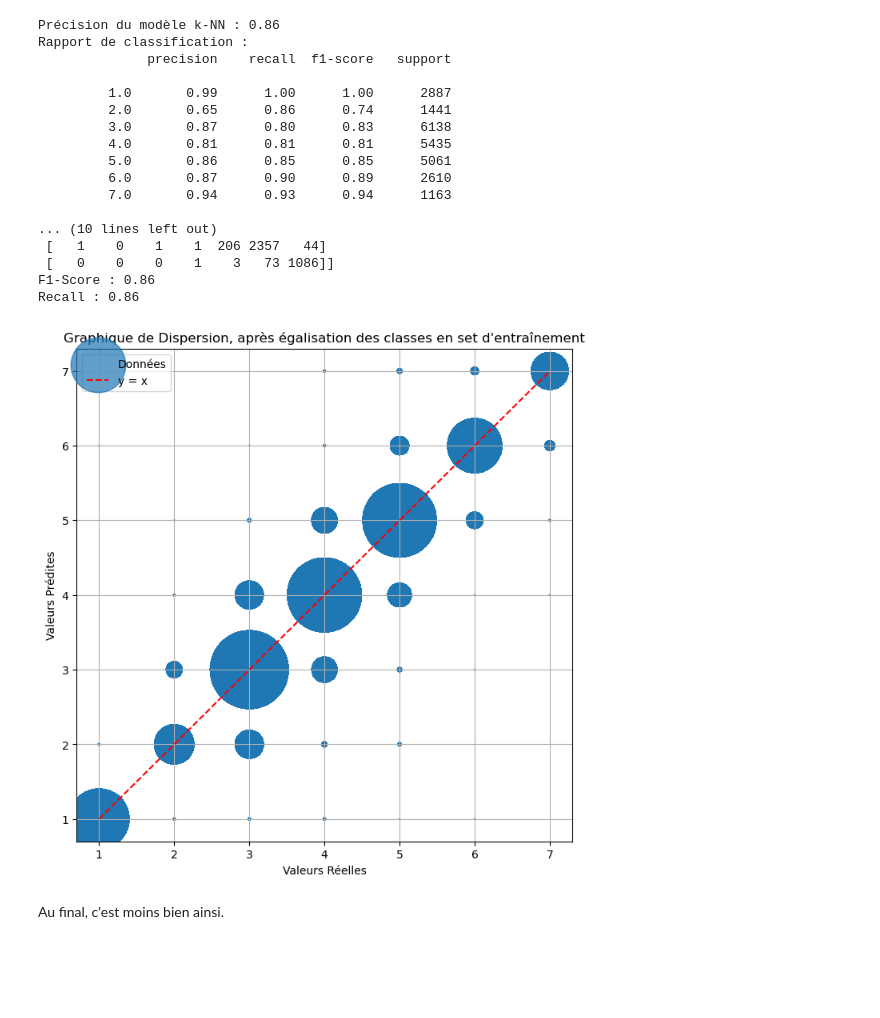
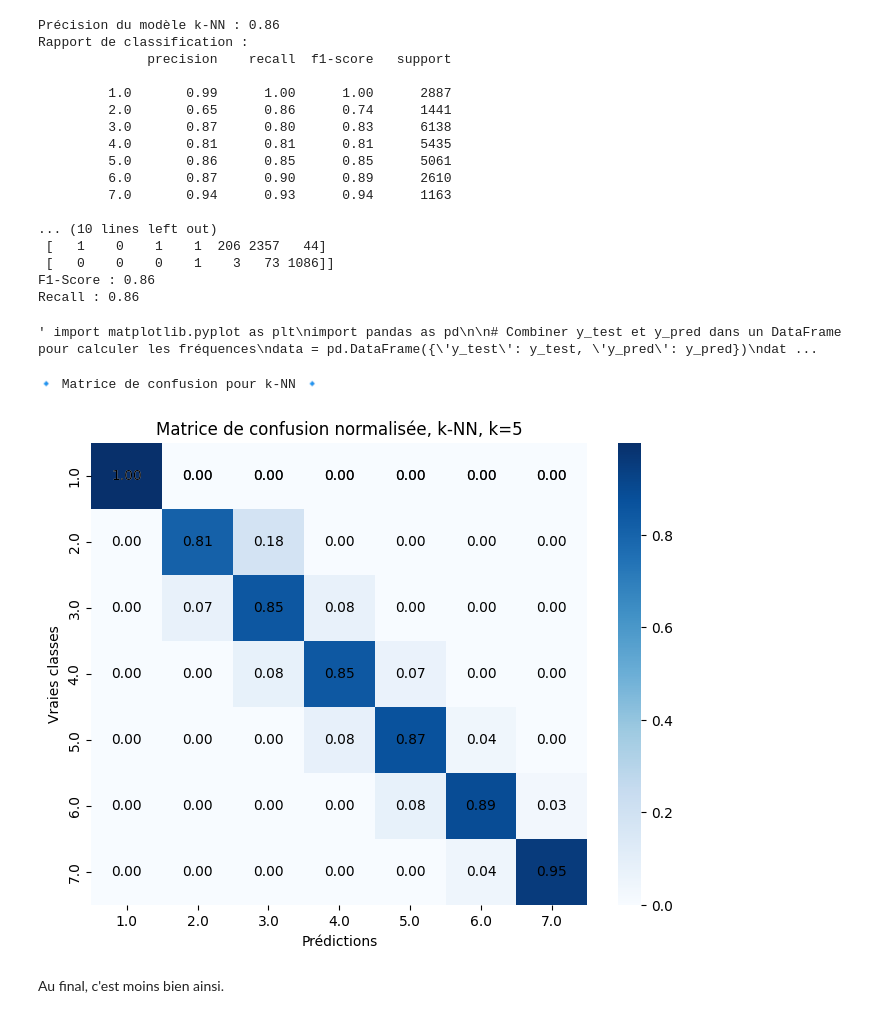
Before and after one commit to DataScientest-Studio/sept24_cds_co2, a Jupyter notebook: notebooks/6.1_model_cat_knn_denis.ipynb, the cells around one changed output. Saved outputs shown, nothing was run; the diff lists cells and outputs as text; code cells hidden in the pictures; blank space fills up the shorter version.

Commit message:
matrice like Vincent

```diff
--- a/notebooks/6.1_model_cat_knn_denis.ipynb
+++ b/notebooks/6.1_model_cat_knn_denis.ipynb
@@ -320,7 +324,7 @@ Rapport de classification :
 F1-Score : 0.86
 Recall : 0.86
 # %%
-import matplotlib.pyplot as plt
+""" import matplotlib.pyplot as plt
 import pandas as pd
 
 # Combiner y_test et y_pred dans un DataFrame pour calculer les fréquences
@@ -340,8 +344,40 @@ plt.ylabel("Valeurs Prédites")
 plt.grid(True)
 plt.legend()
 plt.show()
+ """
 # %% [output]
-[figure, removed]
+' import matplotlib.pyplot as plt\nimport pandas as pd\n\n# Combiner y_test et y_pred dans un DataFrame pour calculer les fréquences\ndata = pd.DataFrame({\'y_test\': y_test, \'y_pred\': y_pred})\ndat ...
+# %%
+print(f"\n🔹 Matrice de confusion pour {name} 🔹")
+# Prédictions
+y_pred = knn_model.predict(X_test_scaled)
+
+# Matrice de confusion brute
+cm = confusion_matrix(y_test, y_pred)
+
+# Normalisation par le nombre total de chaque classe
+cm_normalized = cm.astype('float') / cm.sum(axis=1)[:, np.newaxis]
+
+# Affichage
+plt.figure(figsize=(8, 6))
+
+# Heatmap avec les deux annotations
+sns.heatmap(cm_normalized, annot=True, fmt=".2f", cmap="Blues",
+            xticklabels=np.unique(y_test), yticklabels=np.unique(y_test))
+
+# Ajout des valeurs brutes sur une deuxième couche d'annotations
+for i in range(cm.shape[0]):
+    for j in range(cm.shape[1]):
+        plt.text(j + 0.5, i + 0.5, f"{cm_normalized[i, j]:.2f}",
+                 ha="center", va="center", color="black", fontsize=10)
+
+plt.xlabel("Prédictions")
+plt.ylabel("Vraies classes")
+plt.title(f"Matrice de confusion normalisée, {name}, k={n_neighbors}")
+plt.show()
+# %% [output]
+🔹 Matrice de confusion pour k-NN 🔹
+[figure, added]
 # %% [markdown]
 Au final, c'est moins bien ainsi.
 # %% [markdown]
```
Also changed, not shown: parts of 5 cells of this notebook.
